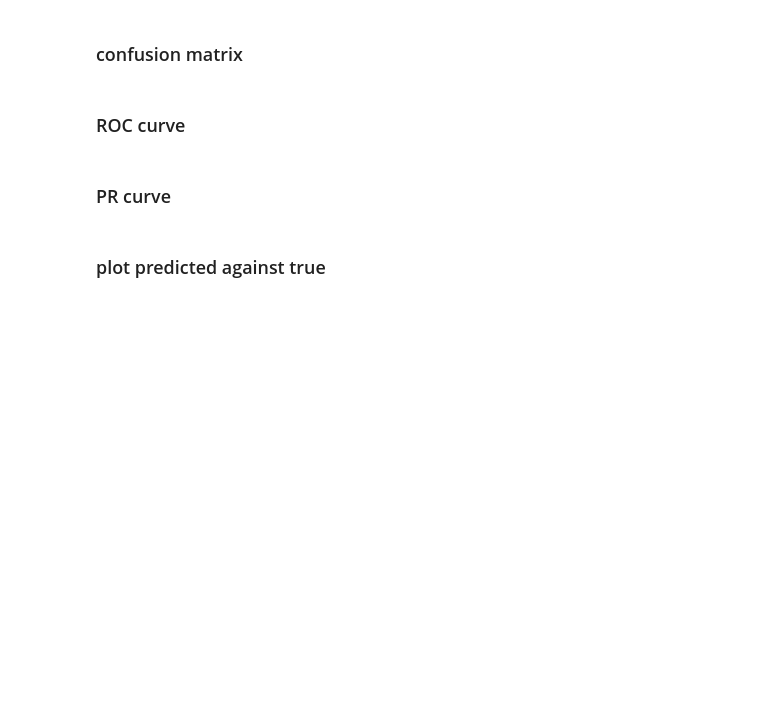
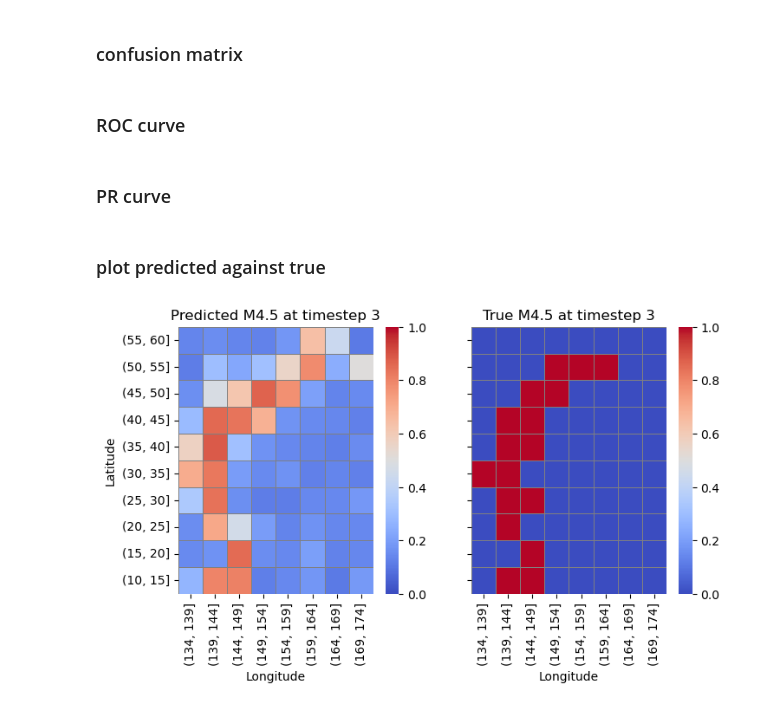
Before and after one commit to TheTrueSquirrel/thesis_spring_2023, a Jupyter notebook: CNN_LSTM.ipynb, the cells around one changed output. Drawn from its saved outputs; the diff is of its cells as text; code cells hidden in the pictures; blank space fills up the shorter version.

```diff
--- a/CNN_LSTM.ipynb
+++ b/CNN_LSTM.ipynb
@@ -79,7 +79,7 @@ def dataset_generator(data, seq_length, samp_rate, stride, cutoff):
 
 # Set lookback timewindow
 lookback_window = 30 * 72
-cutoff = 6.0
+cutoff = 4.5
 future_timesteps = 30
 timewindow = lookback_window + future_timesteps
 samp_rate = 1
@@ -259,7 +260,8 @@ for i in range(1,11):
 # %%
 # model.save('models/CNN_LSTM_5x5_72M_1M_M4.5')
 # %%
-# model = keras.models.load_model('models/CNN_LSTM_5x5_72M_1M_M4.5')
+import keras
+model = keras.models.load_model('models/CNN_LSTM_5x5_72M_1M_M4.5')
 # %% [markdown]
 ### predict
 # %%
@@ -412,34 +416,48 @@ plt.show()
 # %%
 import seaborn as sns
 import matplotlib.pyplot as plt
 
 # Reshape data to grid
 y_pred = np.reshape(y_pred, (y_pred.shape[0], tensor.shape[1], tensor.shape[2]))
 true = np.reshape(y_val, (y_val.shape[0], tensor.shape[1], tensor.shape[2]))
 
 # Choose timesteps to plot
-timestep = 8
+timestep = 3
 
 
 # Extract the data for the chosen timesteps from the tensor
 data1 = y_pred[timestep, :, :]
 data2 = true[timestep, :, :]
 
 # Create a figure with two subplots
 fig, (ax1, ax2) = plt.subplots(ncols=2, figsize=(8, 4))
 
 # Plot the data in each subplot
-sns.heatmap(data1, cmap='viridis', vmin=0, vmax=1, linewidths=0.5, linecolor='grey', annot=False, ax=ax1)
-sns.heatmap(data2, cmap='viridis', vmin=0, vmax=1, linewidths=0.5, linecolor='grey', annot=False, ax=ax2)
+sns.heatmap(data1, cmap='coolwarm', vmin=0, vmax=1, linewidths=0.5, linecolor='grey', annot=False, ax=ax1)
+sns.heatmap(data2, cmap='coolwarm', vmin=0, vmax=1, linewidths=0.5, linecolor='grey', annot=False, ax=ax2)
 
 # Set the plot titles and axis labels
-ax1.set_title(f'Predicted {cutoff} magnitude at timestep {timestep}')
-ax1.set_xlabel('Longitude bin')
-ax1.set_ylabel('Latitude bin')
+ax1.set_title(f'Predicted M{cutoff} at timestep {timestep}')
+ax2.set_title(f'True M{cutoff} at timestep {timestep}')
+ax1.set_xlabel('Longitude')
+ax2.set_xlabel('Longitude')
+ax1.set_ylabel('Latitude')
 
-ax2.set_title(f'True {cutoff} magnitude at timestep {timestep}')
-ax2.set_xlabel('Longitude bin')
-ax2.set_ylabel('Latitude bin')
+# Set the tick labels for the x and y axes of ax1
+ax1.set_xticks(np.arange(0.5, data1.shape[1], 1))
+ax1.set_xticklabels(grouped.index.levels[0][::1], rotation=90)
+ax1.set_yticks(np.arange(0.5, data1.shape[0], 1))
+ax1.set_yticklabels(grouped.index.levels[1][::-1].sort_values(ascending=False), rotation=0)
+
+# Set the tick labels for the x axis of ax2
+ax2.set_xticks(np.arange(0.5, data2.shape[1], 1))
+ax2.set_xticklabels(grouped.index.levels[0][::1], rotation=90)
+ax2.set_yticklabels([])
+
+
 
 # Show the plot
+#plt.savefig("graphs/LSTM_72M_1M_5x5_M6_t4", bbox_inches="tight")
 plt.show()
+# %% [output]
+[figure, added]
```
Also changed, not shown: parts of 2 cells of this notebook, 4 other files.
